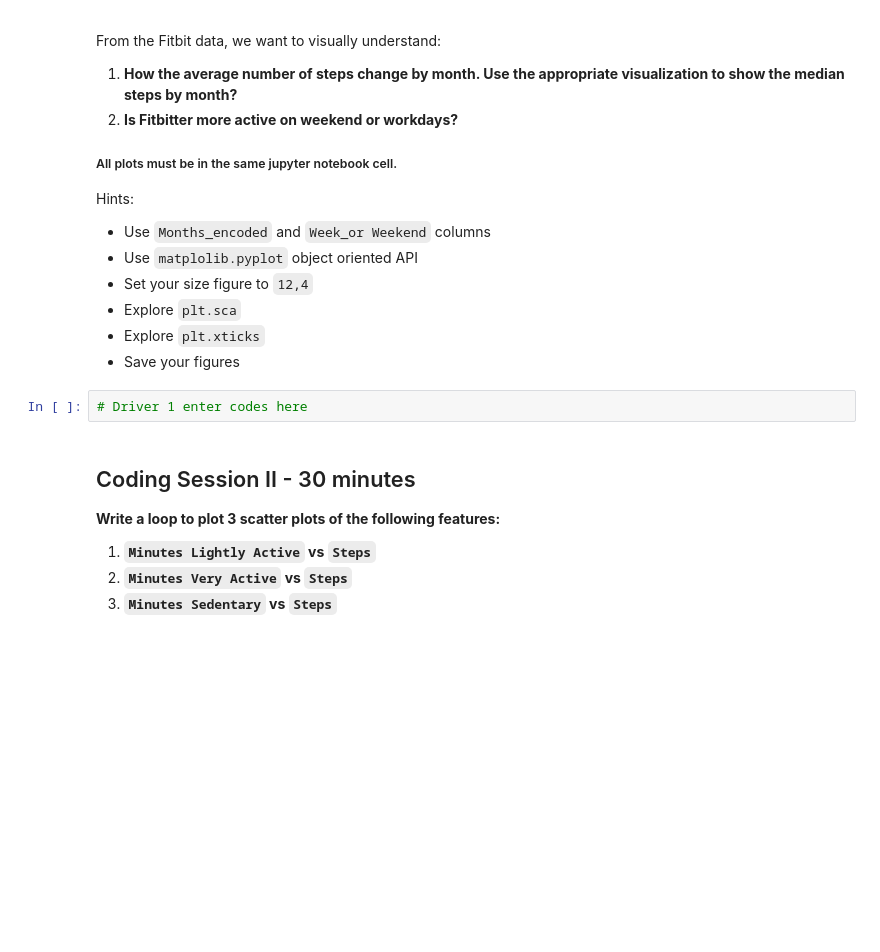
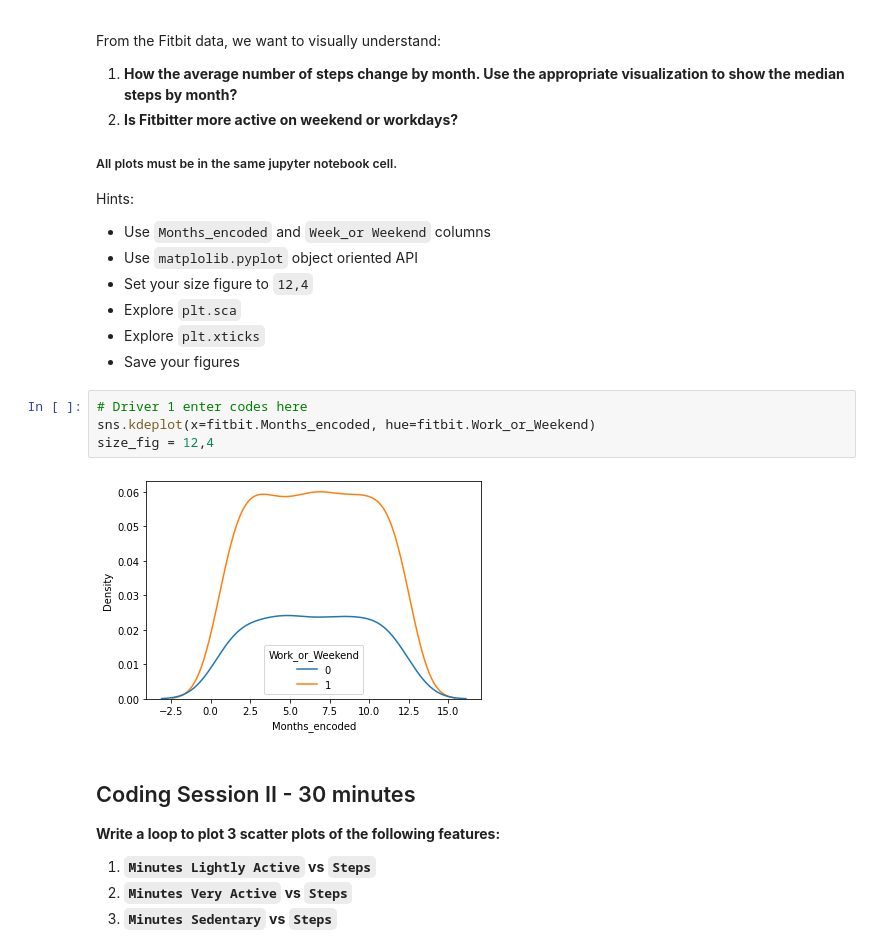
Before and after one commit to santhart97/lab-visualization-extra, a Jupyter notebook: challenge-1.ipynb, the cells around one changed output. Drawn from its saved outputs; the diff is of its cells as text; blank space fills up the shorter version.

```diff
--- a/challenge-1.ipynb
+++ b/challenge-1.ipynb
@@ -41,6 +55,10 @@ Hints:
 - Save your figures
 # %%
 # Driver 1 enter codes here
+sns.kdeplot(x=fitbit.Months_encoded, hue=fitbit.Work_or_Weekend)
+size_fig = 12,4
+# %% [output]
+[figure, added]
 # %% [markdown]
 ## Coding Session II - 30 minutes
 
```
Also changed, not shown: parts of 2 cells of this notebook, 1 other file.
